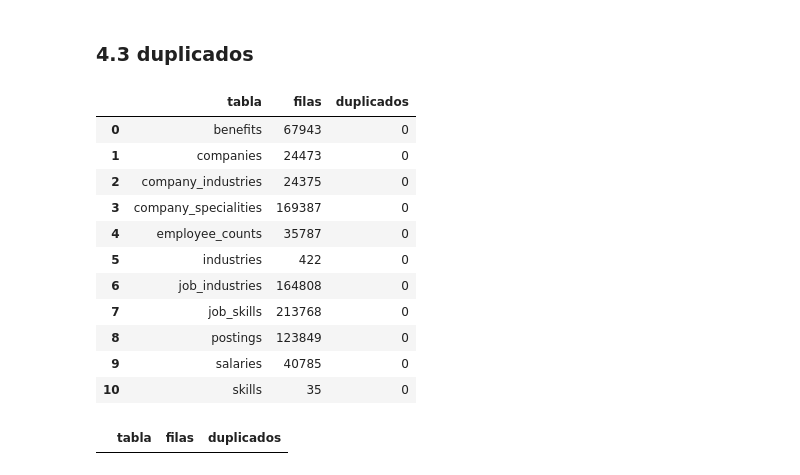
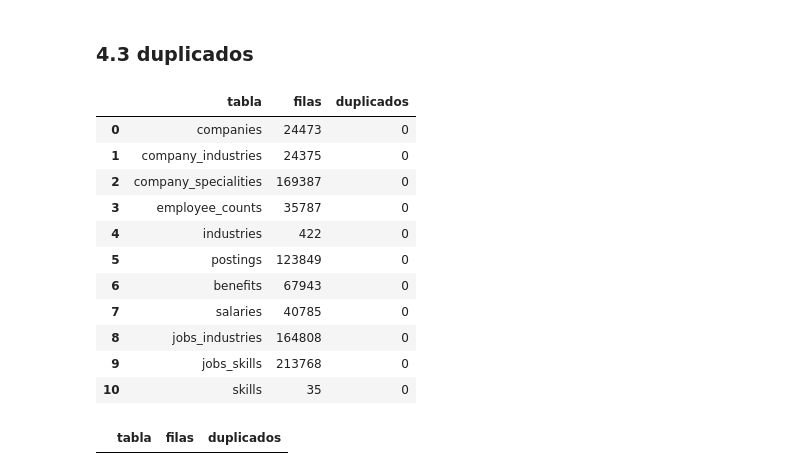
Before and after one commit to Bea-pp/PROYECTO-MERCADO-LABORAL-EN-DATOS-E-IA, a Jupyter notebook: analisis_exploratorio_dataset.ipynb, the cells around one changed output. Drawn from its saved outputs; the diff is of its cells as text; code cells hidden in the pictures.

```diff
--- a/analisis_exploratorio_dataset.ipynb
+++ b/analisis_exploratorio_dataset.ipynb
@@ -61,6 +61,6 @@ import seaborn as sns
 from pathlib import Path
 # %%
 #CREAR RUTA CSV
-DATA_PATH = Path("C:\KEEPCODING\VISUAL STUDIO CODE\BOOTCAMP\AGO26 PROYECTO FINAL\DATASET")
+DATA_PATH = Path("dataset")
 list(DATA_PATH.glob("*.csv"))
 # %% [output]
@@ -1274,28 +1268,28 @@ Ademas hay gran diferencia entre las escalas salariales debido a la existencia d
 # %%
 #filas completas duplicadas por tabla
 duplicados = []
 
-for name, df in tablas:
+for name, df in tablas.items():
     duplicados.append({
         "tabla": name,
         "filas": len(df),
         "duplicados": df.duplicated().sum()
     })
 
 duplicados_df = pd.DataFrame(duplicados)
 duplicados_df
 # %% [output]
 |  | tabla | filas | duplicados |
-| 0 | benefits | 67943 | 0 |
-| 1 | companies | 24473 | 0 |
-| 2 | company_industries | 24375 | 0 |
-| 3 | company_specialities | 169387 | 0 |
-| 4 | employee_counts | 35787 | 0 |
-| 5 | industries | 422 | 0 |
-| 6 | job_industries | 164808 | 0 |
-| 7 | job_skills | 213768 | 0 |
-| 8 | postings | 123849 | 0 |
-| 9 | salaries | 40785 | 0 |
+| 0 | companies | 24473 | 0 |
+| 1 | company_industries | 24375 | 0 |
+| 2 | company_specialities | 169387 | 0 |
+| 3 | employee_counts | 35787 | 0 |
+| 4 | industries | 422 | 0 |
+| 5 | postings | 123849 | 0 |
+| 6 | benefits | 67943 | 0 |
+| 7 | salaries | 40785 | 0 |
+| 8 | jobs_industries | 164808 | 0 |
+| 9 | jobs_skills | 213768 | 0 |
 | 10 | skills | 35 | 0 |
 # %%
 #tablas con duplicados
```
Also changed, not shown: parts of 35 cells of this notebook, 1 other file.
